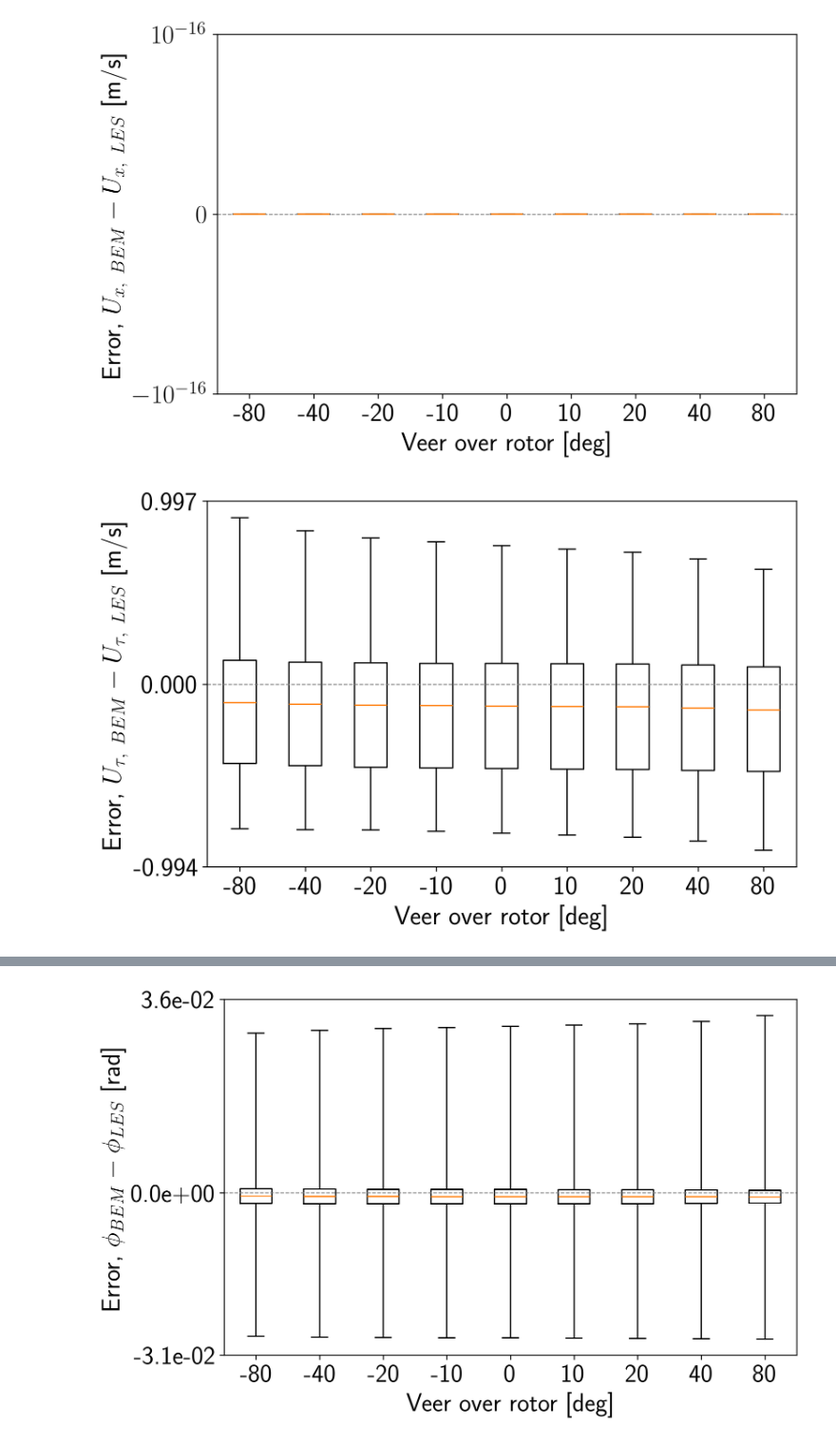
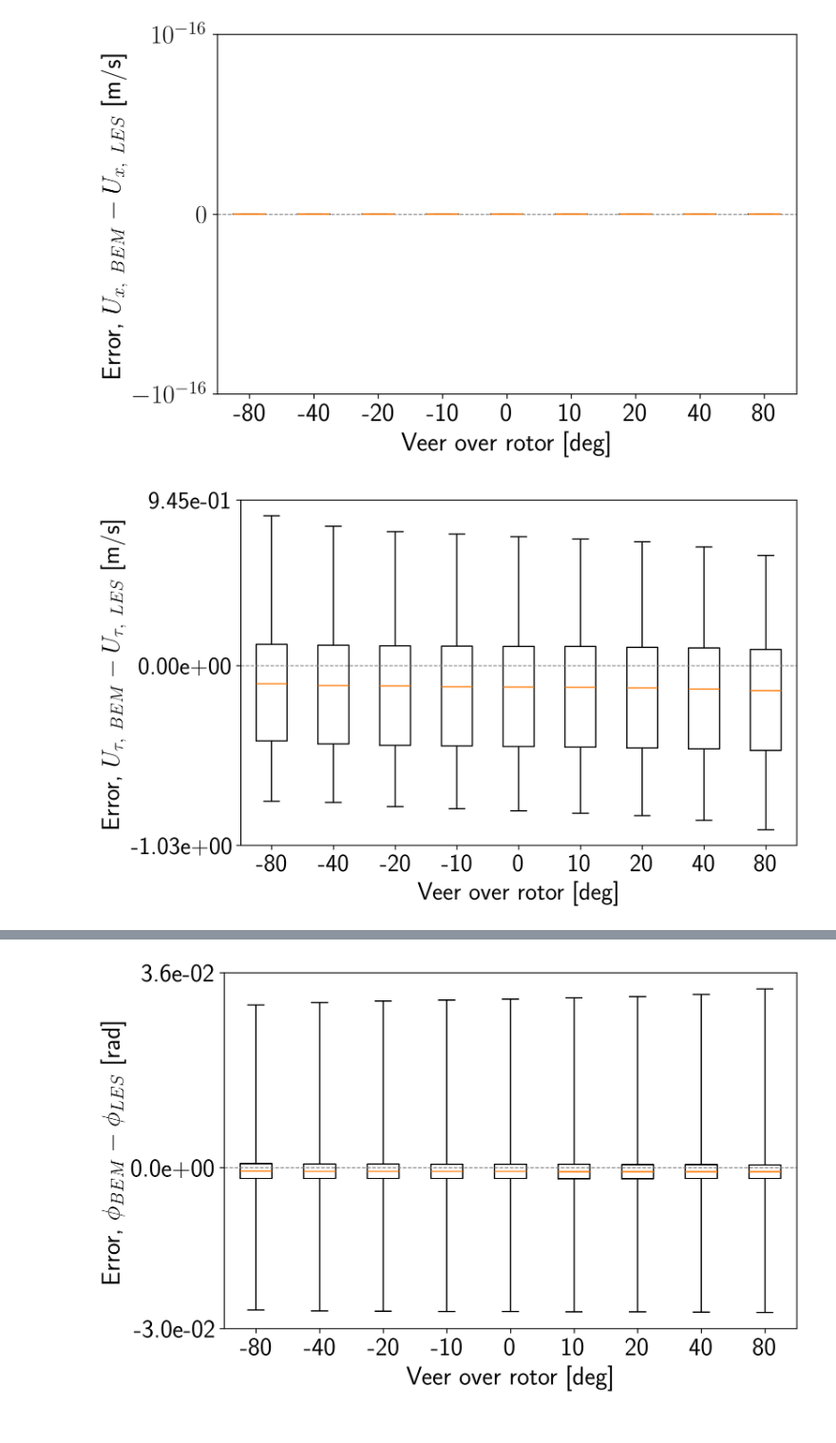
Before and after one commit to StormMata/induction_modeling, a Jupyter notebook: les_bem_validation/10MW/validation_veer_LES_no_w.ipynb, the cells around one changed output, grey strips where cells are left out. Shown at 95% size. Cells and saved outputs as stored; diff of their text form; code cells hidden in the pictures.

```diff
--- a/les_bem_validation/10MW/validation_veer_LES_no_w.ipynb
+++ b/les_bem_validation/10MW/validation_veer_LES_no_w.ipynb
@@ -215,22 +249,10 @@ for count,case in enumerate(casenames):
 
     trbYaw = np.mean(wrfles_bem[count]['yaw'], axis=0)
 
-    Vax = (
-        u_rotor  * np.cos(trbYaw) +
-        v_rotor  * np.sin(trbYaw)
-    )
+    Vax, Vtn_NR, _ = rotGlobalToLocal(Nelm,Nsct,u_rotor,v_rotor,np.zeros_like(u_rotor))
+    # Vax, Vtn_NR, _ = rotGlobalToLocal(Nelm,Nsct,u_rotor,v_rotor,w_rotor)
 
-    Vtn_NR = (
-      u_rotor * (-np.cos(theta) * np.sin(trbYaw)) +
-      v_rotor * (np.cos(theta) * np.cos(trbYaw))
-    )
-
-    Vtn = (
-       omega * r_mat * R - (
-        - np.cos(theta) * np.sin(trbYaw) * u_rotor +
-          np.cos(theta) * np.cos(trbYaw) * v_rotor
-       )
-    )
+    Vtn = omega * r_mat * R - Vtn_NR
 
     # Relative velocity
     W = np.sqrt(Vax**2 + Vtn**2)
@@ -347,35 +369,35 @@ for i in range(len(casenames)):
     Q1[i], Q2[i], Q3[i], Q4[i], Q5[i] = np.quantile(wrf_vtn_NR[:,:,i] - wrf_vtn_NR_real[:,:,i], [0,0.25,0.5,0.75,1])
 
 #Plot
 N = len(Q1)
 
 box_data = []
 for i in range(N):
     box = {
         'med': Q3[i],
         'q1': Q2[i],
         'q3': Q4[i],
         'whislo': Q1[i],
         'whishi': Q5[i],
         'fliers': []
     }
     box_data.append(box)
 
 fig, ax = plt.subplots(figsize=(8, 5))
 ax.bxp(box_data, showfliers=False)
 ax.set_ylabel("Error, $U_{\\tau, \ BEM} - U_{\\tau, \ LES}$ [m/s]",fontsize=fontsize)
 # ax.set_title("Tangential velocity component, $V_{tan}$",fontsize=fontsize)
 xaxislabels = ['-80','-40','-20','-10','0','10','20','40','80']
 ax.set_xticklabels(xaxislabels, fontsize=fontsize)
 ax.set_xlabel('Veer over rotor [deg]',fontsize=fontsize)
 ax.set_yscale('symlog')
 # ax.set_ylim([-10,10])
-ax.yaxis.set_major_formatter(FormatStrFormatter('%.3f'))
+ax.yaxis.set_major_formatter(FormatStrFormatter('%.2e'))
 ax.axhline(0, linestyle='--', color='grey', linewidth = 0.75)
 
 plt.show()
 # %% [output]
-[figure, old version]
+[figure, new version]
 # %%
 # Tangential velocity component (with rotation)
 
```
Also changed, not shown: parts of 5 cells of this notebook, 8 other files.
